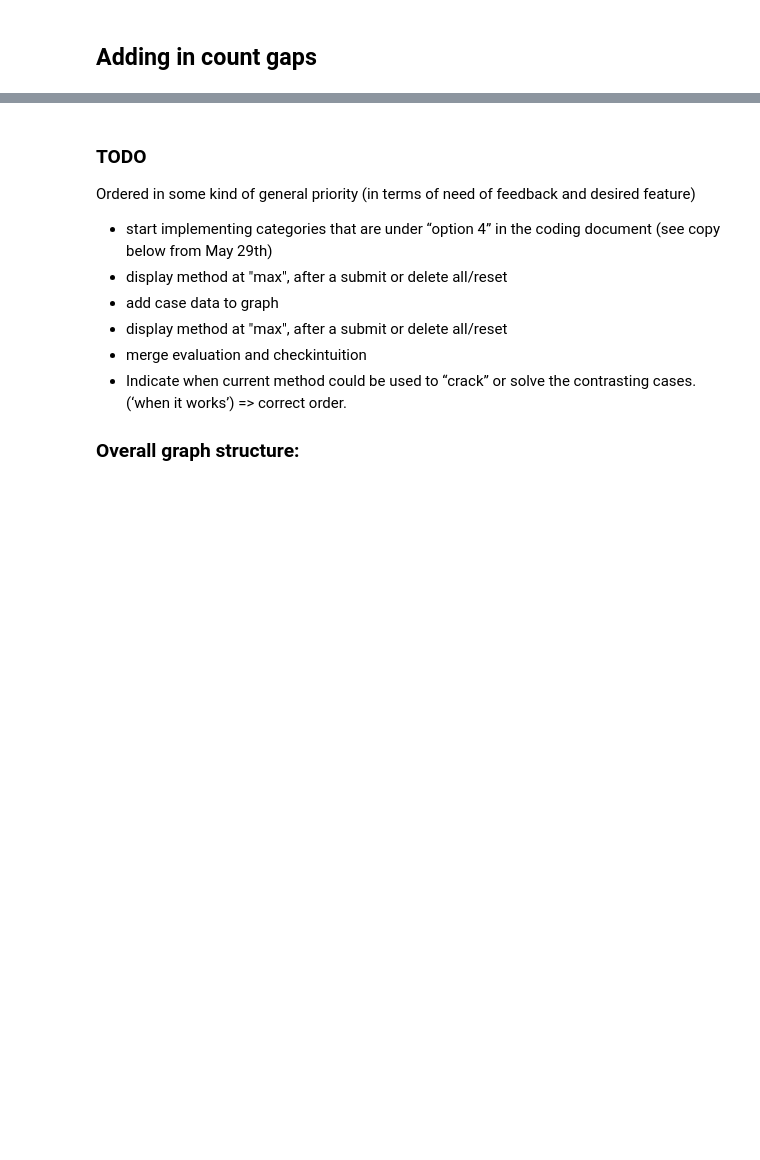
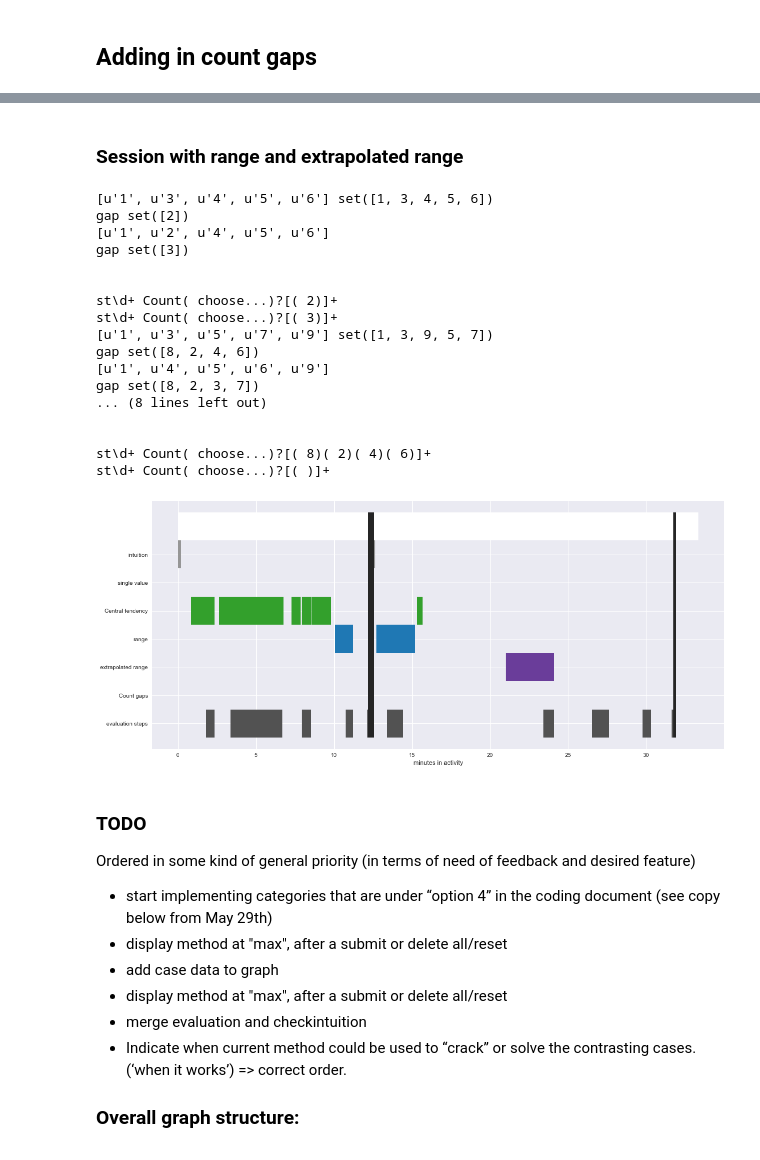
Before and after one commit to sperez8/iLab-viz, a Jupyter notebook: log_visualization_maker.ipynb, the cells around one changed output, grey strips where cells are left out. Drawn from its saved outputs; the diff is of its cells as text; code cells hidden in the pictures; blank space fills up the shorter version.

```diff
--- a/log_visualization_maker.ipynb
+++ b/log_visualization_maker.ipynb
@@ -251,3 +309,26 @@ plot(to_plot,colors, column_to_use, function_to_use)
+# %% [markdown]
+### Session with range and extrapolated range
+# %%
+plot(df_test,to_plot,colors, column_to_use, function_to_use)
+# %% [output]
+[u'1', u'3', u'4', u'5', u'6'] set([1, 3, 4, 5, 6])
+gap set([2])
+[u'1', u'2', u'4', u'5', u'6']
+gap set([3])
+
+
+st\d+ Count( choose...)?[( 2)]+
+st\d+ Count( choose...)?[( 3)]+
+[u'1', u'3', u'5', u'7', u'9'] set([1, 3, 9, 5, 7])
+gap set([8, 2, 4, 6])
+[u'1', u'4', u'5', u'6', u'9']
+gap set([8, 2, 3, 7])
+... (8 lines left out)
+
+
+st\d+ Count( choose...)?[( 8)( 2)( 4)( 6)]+
+st\d+ Count( choose...)?[( )]+
+[figure, added]
 # %% [markdown]
 ### TODO
 Ordered in some kind of general priority (in terms of need of feedback and desired feature)
```
Also changed, not shown: parts of 12 cells of this notebook.
